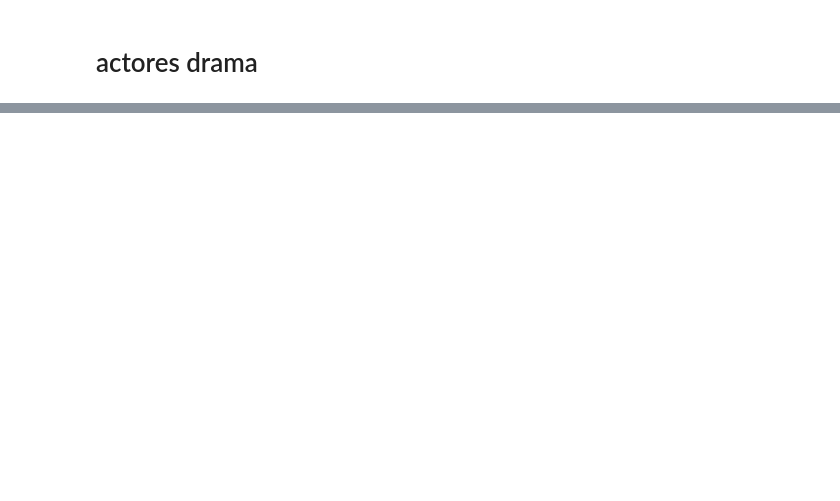
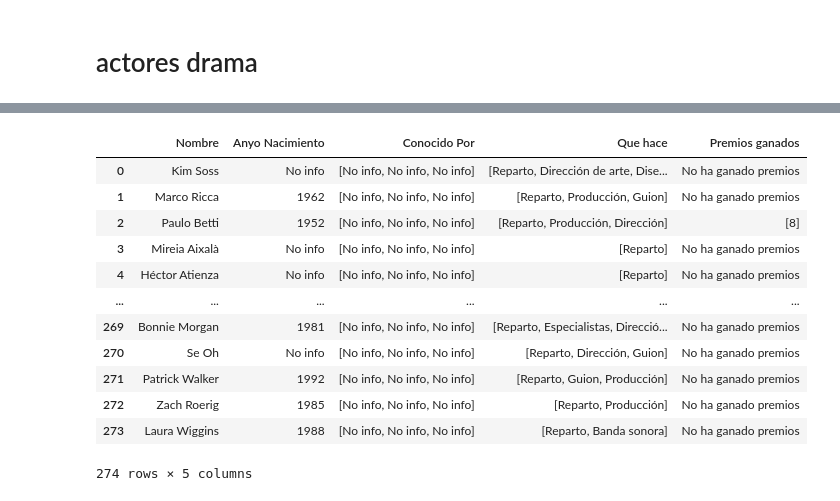
Before and after one commit to TaniaGraff/project-da-promo-angela-modulo-2, a Jupyter notebook: Fase 3.ipynb, the cells around one changed output, grey strips where cells are left out. Saved outputs shown, nothing was run; the diff lists cells and outputs as text; code cells hidden in the pictures; blank space fills up the shorter version.

```diff
--- a/Fase 3.ipynb
+++ b/Fase 3.ipynb
@@ -1534,0 +1652,2 @@ actores_drama
+# %%
+actores_drama = actores_imdb(reduce_drama)
@@ -1534,0 +1674,19 @@ actores_drama
+# %%
+tupla_actores_drama = transformar_tupla(actores_drama)
+# %%
+df_actores_drama = pd.DataFrame(tupla_actores_drama, columns=['Nombre', 'Anyo Nacimiento', 'Conocido Por', 'Que hace', 'Premios ganados'])
+df_actores_drama
+# %% [output]
+|  | Nombre | Anyo Nacimiento | Conocido Por | Que hace | Premios ganados |
+| 0 | Kim Soss | No info | [No info, No info, No info] | [Reparto, Dirección de arte, Dise... | No ha ganado premios |
+| 1 | Marco Ricca | 1962 | [No info, No info, No info] | [Reparto, Producción, Guion] | No ha ganado premios |
+| 2 | Paulo Betti | 1952 | [No info, No info, No info] | [Reparto, Producción, Dirección] | [8] |
+| 3 | Mireia Aixalà | No info | [No info, No info, No info] | [Reparto] | No ha ganado premios |
+| 4 | Héctor Atienza | No info | [No info, No info, No info] | [Reparto] | No ha ganado premios |
+| ... | ... | ... | ... | ... | ... |
+| 269 | Bonnie Morgan | 1981 | [No info, No info, No info] | [Reparto, Especialistas, Direcció... | No ha ganado premios |
+| 270 | Se Oh | No info | [No info, No info, No info] | [Reparto, Dirección, Guion] | No ha ganado premios |
+| 271 | Patrick Walker | 1992 | [No info, No info, No info] | [Reparto, Guion, Producción] | No ha ganado premios |
+| 272 | Zach Roerig | 1985 | [No info, No info, No info] | [Reparto, Producción] | No ha ganado premios |
+| 273 | Laura Wiggins | 1988 | [No info, No info, No info] | [Reparto, Banda sonora] | No ha ganado premios |
+274 rows × 5 columns
```
Also changed, not shown: parts of 42 cells of this notebook, 5 other files.
